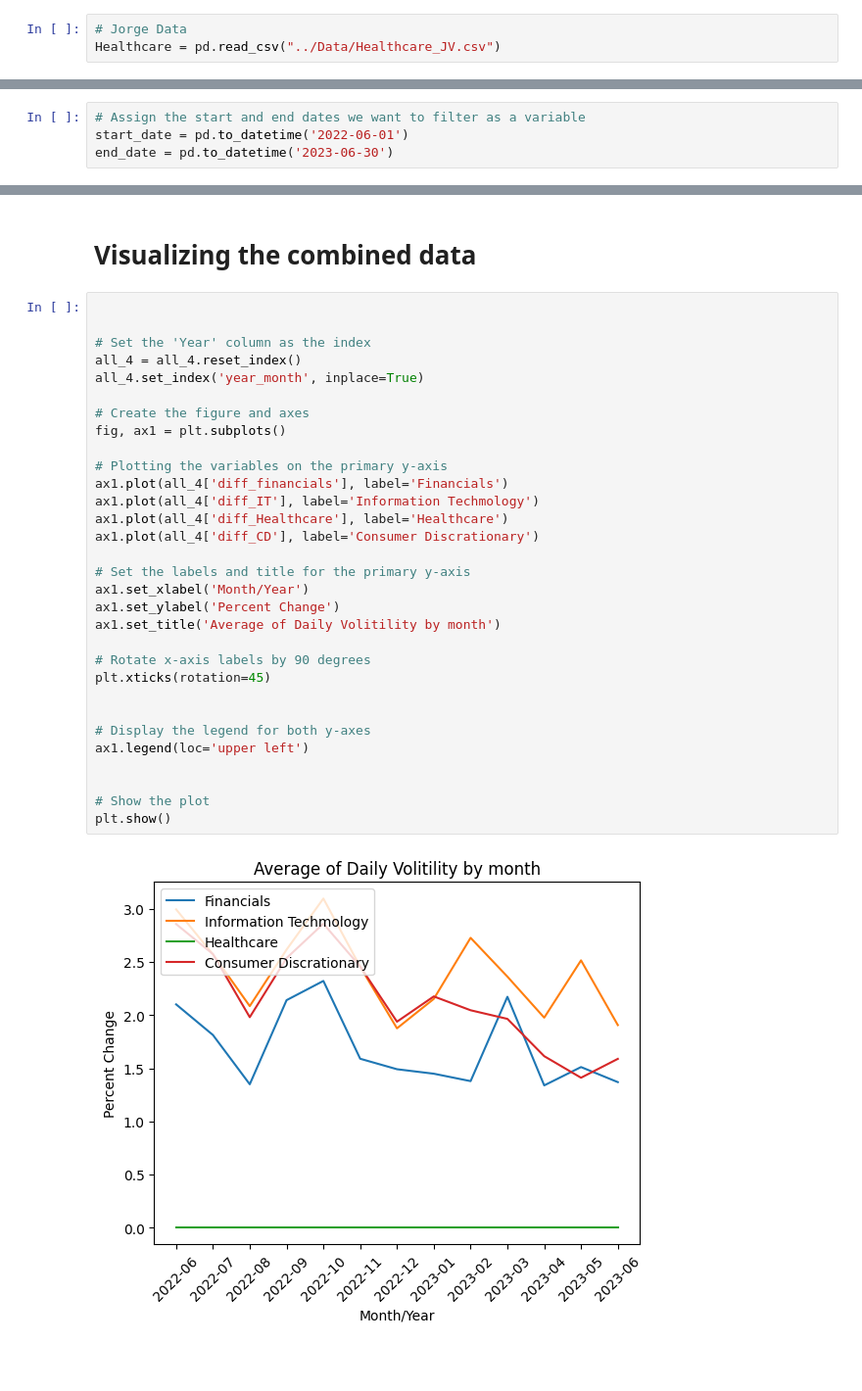
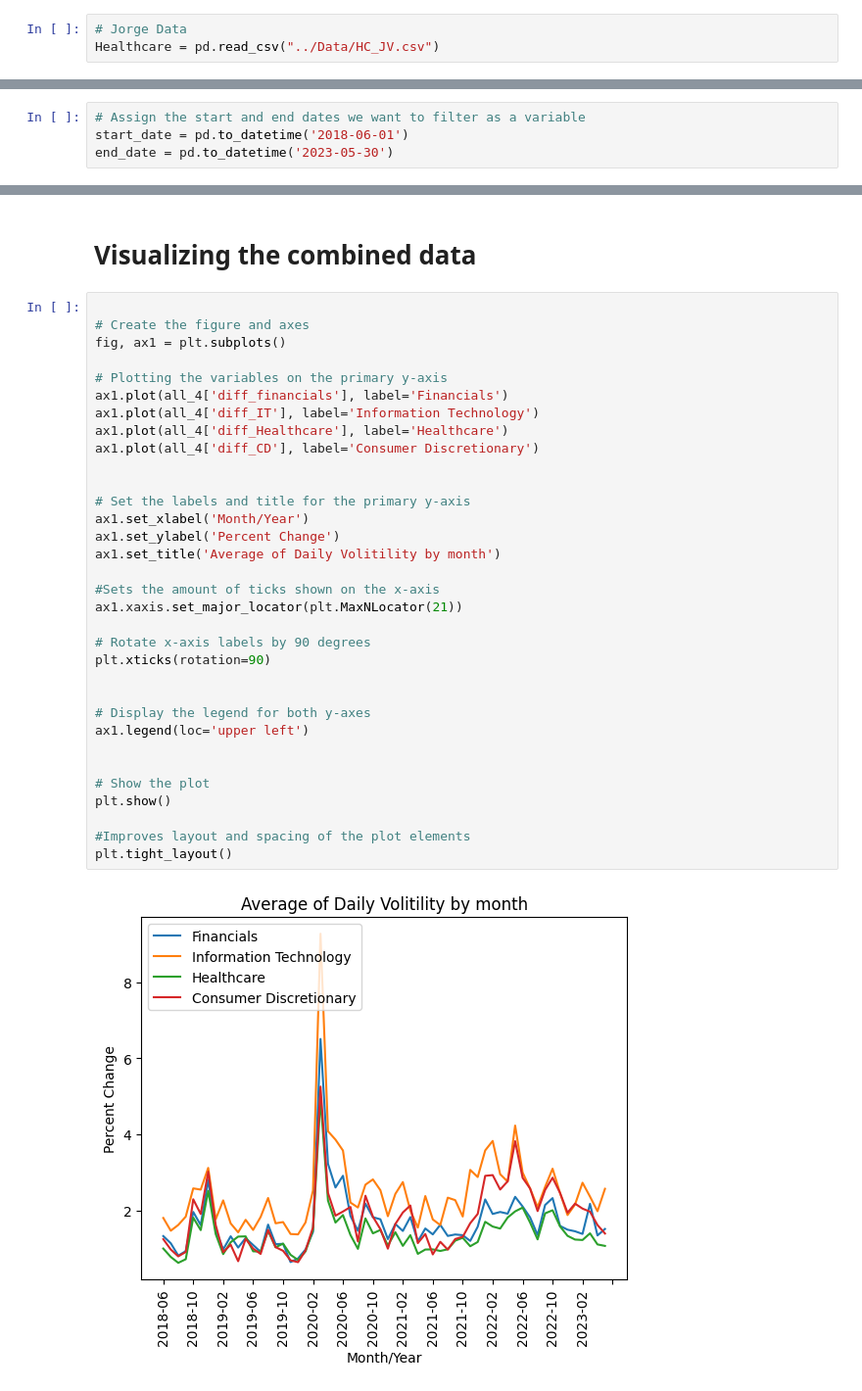
Before and after one commit to ChrisVerg/SmartInvest, a Jupyter notebook: Notebooks/SP500SynthesisGuide_JV.ipynb, the cells around one changed output, grey strips where cells are left out. Shown at 98% size. Saved outputs shown, nothing was run; the diff lists cells and outputs as text; blank space fills up the shorter version.

```diff
--- a/Notebooks/SP500SynthesisGuide_JV.ipynb
+++ b/Notebooks/SP500SynthesisGuide_JV.ipynb
@@ -20,7 +20,7 @@ import matplotlib.pyplot as plt
 Financials = pd.read_csv("../Data/Financials2_JV.csv")
 # %%
 # Jorge Data
-Healthcare = pd.read_csv("../Data/Healthcare_JV.csv")
+Healthcare = pd.read_csv("../Data/HC_JV.csv")
 # %%
 # Jesus Data
 IT = pd.read_csv("../Data/IT(1)_JV.csv")
@@ -363,7 +374,7 @@ CD_W.head(2)
 # %%
 # Assign the start and end dates we want to filter as a variable
-start_date = pd.to_datetime('2022-06-01')
-end_date = pd.to_datetime('2023-06-30')
+start_date = pd.to_datetime('2018-06-01')
+end_date = pd.to_datetime('2023-05-30')
 # %%
 # Use stand and end dates to trim the data for the desired uniform dates.
 Financials_W = Financials_W[(Financials_W['Date'] >= start_date) & (Financials_W['Date'] <= end_date)]
@@ -605,35 +604,37 @@ all_4
 # %% [markdown]
 # Visualizing the combined data
 # %%
-
-
-# Set the 'Year' column as the index
-all_4 = all_4.reset_index()
-all_4.set_index('year_month', inplace=True)
 
 # Create the figure and axes
 fig, ax1 = plt.subplots()
 
 # Plotting the variables on the primary y-axis
 ax1.plot(all_4['diff_financials'], label='Financials')
-ax1.plot(all_4['diff_IT'], label='Information Techmology')
+ax1.plot(all_4['diff_IT'], label='Information Technology')
 ax1.plot(all_4['diff_Healthcare'], label='Healthcare')
-ax1.plot(all_4['diff_CD'], label='Consumer Discrationary')
+ax1.plot(all_4['diff_CD'], label='Consumer Discretionary')
+
 
 # Set the labels and title for the primary y-axis
 ax1.set_xlabel('Month/Year')
 ax1.set_ylabel('Percent Change')
 ax1.set_title('Average of Daily Volitility by month')
 
+#Sets the amount of ticks shown on the x-axis
+ax1.xaxis.set_major_locator(plt.MaxNLocator(21))
+
 # Rotate x-axis labels by 90 degrees
-plt.xticks(rotation=45)
+plt.xticks(rotation=90)
 
 
 # Display the legend for both y-axes
 ax1.legend(loc='upper left')
 
 
 # Show the plot
 plt.show()
+
+#Improves layout and spacing of the plot elements
+plt.tight_layout()
 # %% [output]
-[figure, old version]
+[figure, new version]
```
Also changed, not shown: parts of 35 cells of this notebook, 5 other files.
